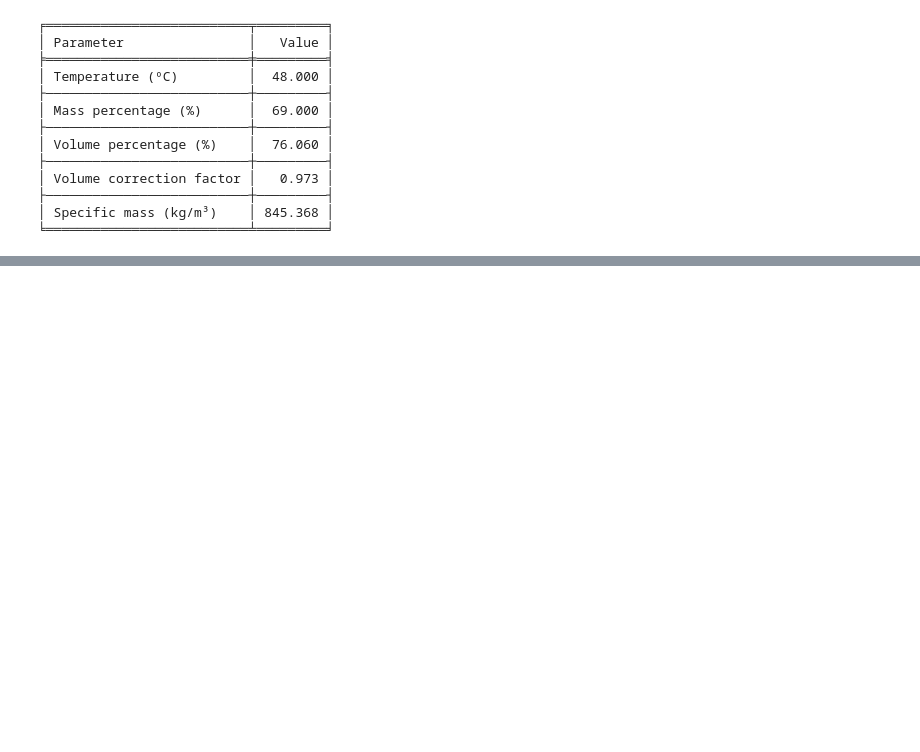
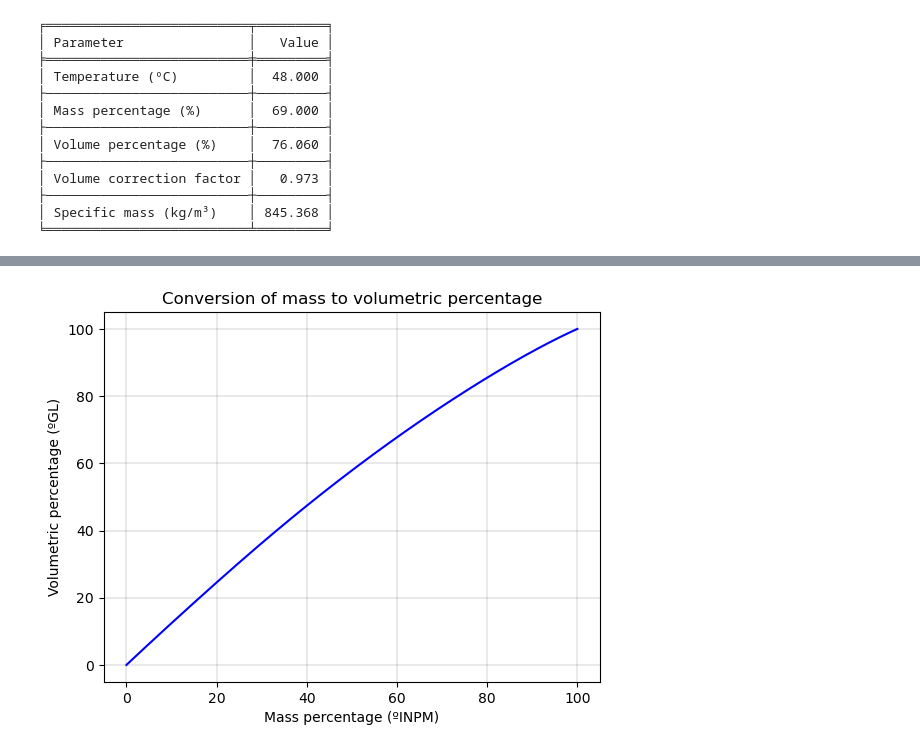
Before and after one commit to willc127/Alcoholic_curves, a Jupyter notebook: EtOH_Density.ipynb, the cells around one changed output, grey strips where cells are left out. Cells and saved outputs as stored; diff of their text form; code cells hidden in the pictures; blank space fills up the shorter version.

```diff
--- a/EtOH_Density.ipynb
+++ b/EtOH_Density.ipynb
@@ -61,9 +61,9 @@ def EtOH_Dens(xm,T):
 #Calculate the volumetric composition
 def EtOH_GL(xm,D):
     T  = 20
-    xv = xm*D/789.23
+    xV = xm*D/789.23
     #print("Ethanol mixture volumetric percentage ({:.1f} %, {:.1f} ºC)= {:.2f} ºGL".format(xm,T,xv))
-    return xv
+    return xV
 # %%
 #Calculate the volume correction factor (VCF)
 def EtOH_VCF(D,D20,T):
@@ -109,0 +162,17 @@ print(tabulate(results, headers=col_names, tablefmt="fancy_grid", stralign='left
+# %%
+#plot the mass and volumetric composition
+x = np.linspace(0,100,500)
+d20 = np.zeros(len(x))
+xv = np.zeros(len(x))
+for i in range(0,len(x)):
+    d20[i] = EtOH_Dens(x[i],20)
+    xv[i] = EtOH_GL(x[i],d20[i])
+
+#Define the plot parameters
+plt.plot(x, xv,'-', color='blue')
+plt.title('Conversion of mass to volumetric percentage')
+plt.xlabel('Mass percentage (ºINPM)')
+plt.ylabel('Volumetric percentage (ºGL)')
+plt.grid(which='major', axis='both', linestyle='-', linewidth=0.125, color = 'black')
+# %% [output]
+[figure, added]
```
Also changed, not shown: parts of 4 cells of this notebook.
